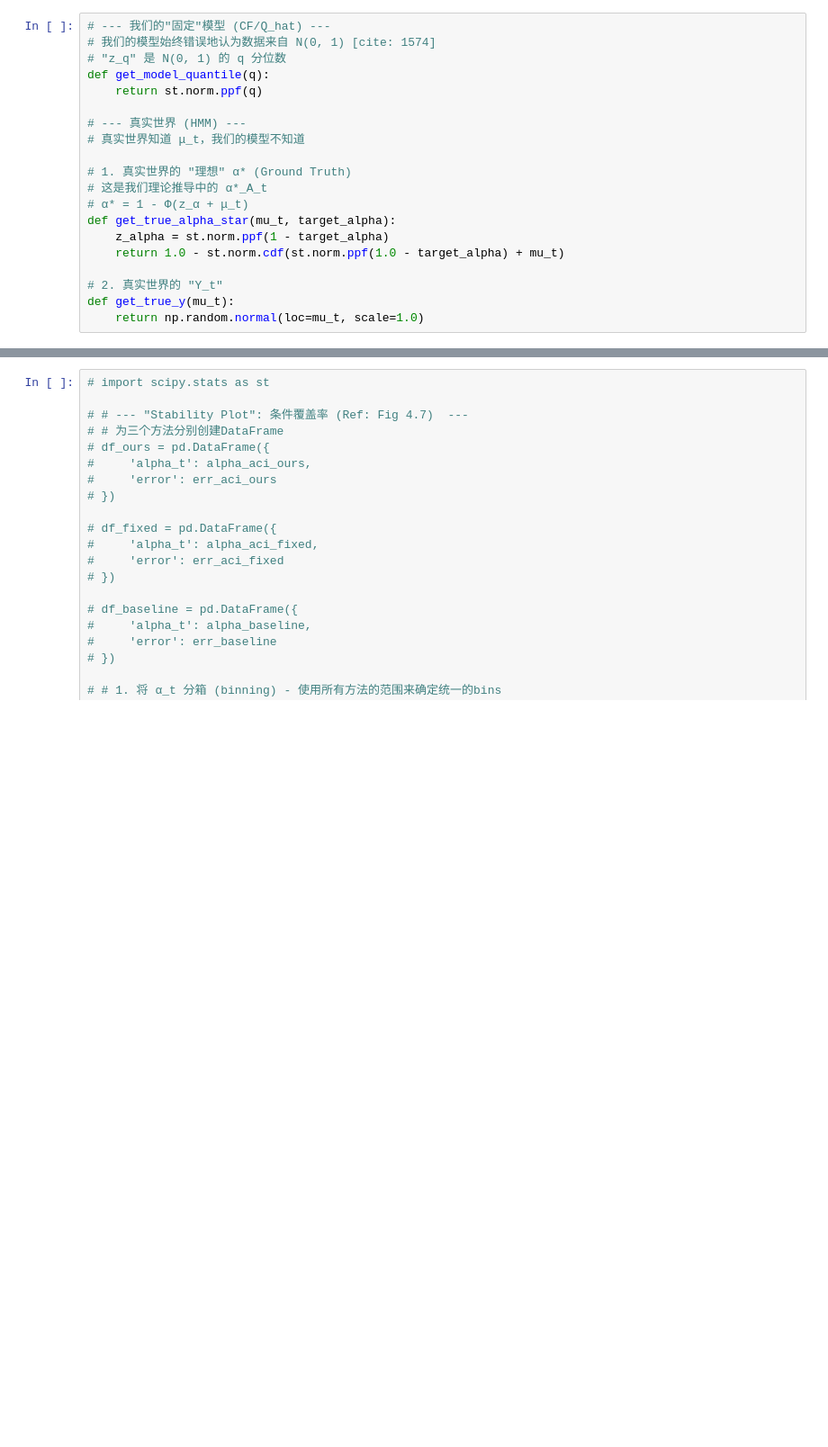
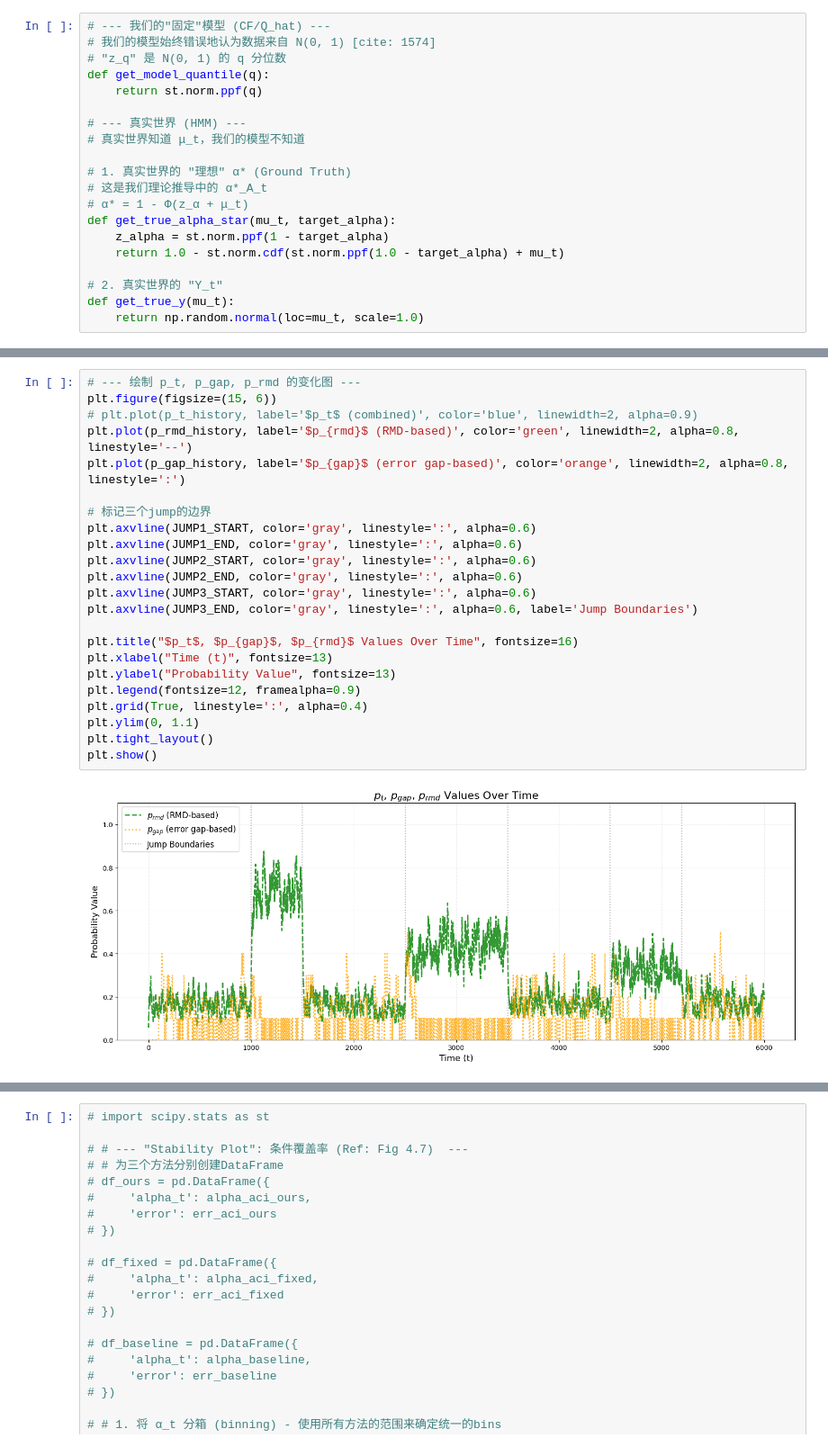
Before and after one commit to XinyuLiu71/LLMCP-ACI, a Jupyter notebook: ACI/synthetic_exp/synthetic_exp.ipynb, the cells around one changed output, grey strips where cells are left out. Shown at 90% size. Cells and saved outputs as stored; diff of their text form; blank space fills up the shorter version.

```diff
--- a/ACI/synthetic_exp/synthetic_exp.ipynb
+++ b/ACI/synthetic_exp/synthetic_exp.ipynb
@@ -185,3 +281,28 @@ for t in range(T):
 print("Simulation complete.")
 # %% [output]
 Simulation complete.
+# %%
+# --- 绘制 p_t, p_gap, p_rmd 的变化图 ---
+plt.figure(figsize=(15, 6))
+# plt.plot(p_t_history, label='$p_t$ (combined)', color='blue', linewidth=2, alpha=0.9)
+plt.plot(p_rmd_history, label='$p_{rmd}$ (RMD-based)', color='green', linewidth=2, alpha=0.8, linestyle='--')
+plt.plot(p_gap_history, label='$p_{gap}$ (error gap-based)', color='orange', linewidth=2, alpha=0.8, linestyle=':')
+
+# 标记三个jump的边界
+plt.axvline(JUMP1_START, color='gray', linestyle=':', alpha=0.6)
+plt.axvline(JUMP1_END, color='gray', linestyle=':', alpha=0.6)
+plt.axvline(JUMP2_START, color='gray', linestyle=':', alpha=0.6)
+plt.axvline(JUMP2_END, color='gray', linestyle=':', alpha=0.6)
+plt.axvline(JUMP3_START, color='gray', linestyle=':', alpha=0.6)
+plt.axvline(JUMP3_END, color='gray', linestyle=':', alpha=0.6, label='Jump Boundaries')
+
+plt.title("$p_t$, $p_{gap}$, $p_{rmd}$ Values Over Time", fontsize=16)
+plt.xlabel("Time (t)", fontsize=13)
+plt.ylabel("Probability Value", fontsize=13)
+plt.legend(fontsize=12, framealpha=0.9)
+plt.grid(True, linestyle=':', alpha=0.4)
+plt.ylim(0, 1.1)
+plt.tight_layout()
+plt.show()
+# %% [output]
+[figure, added]
```
Also changed, not shown: parts of 12 cells of this notebook, 4 other files.
